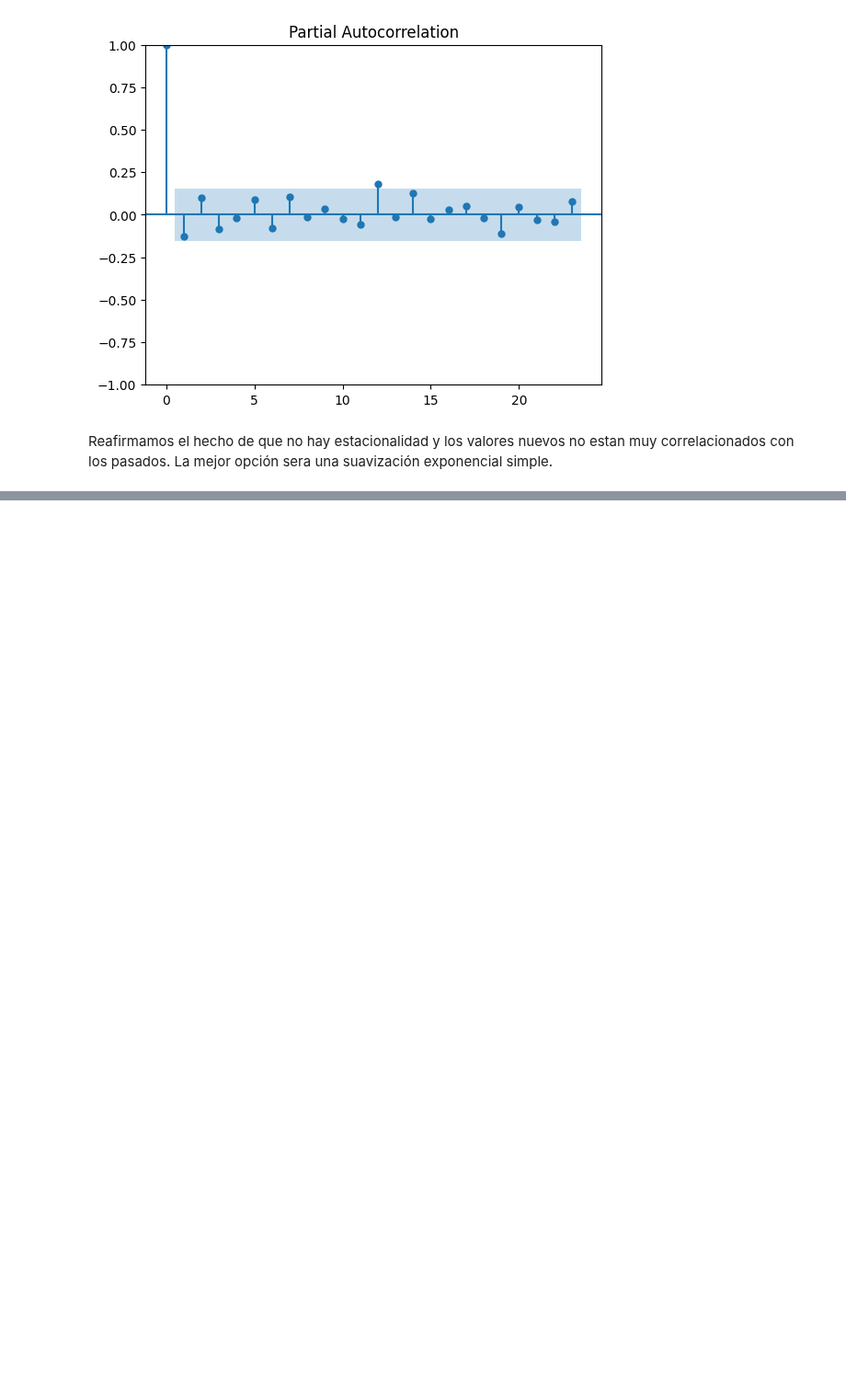
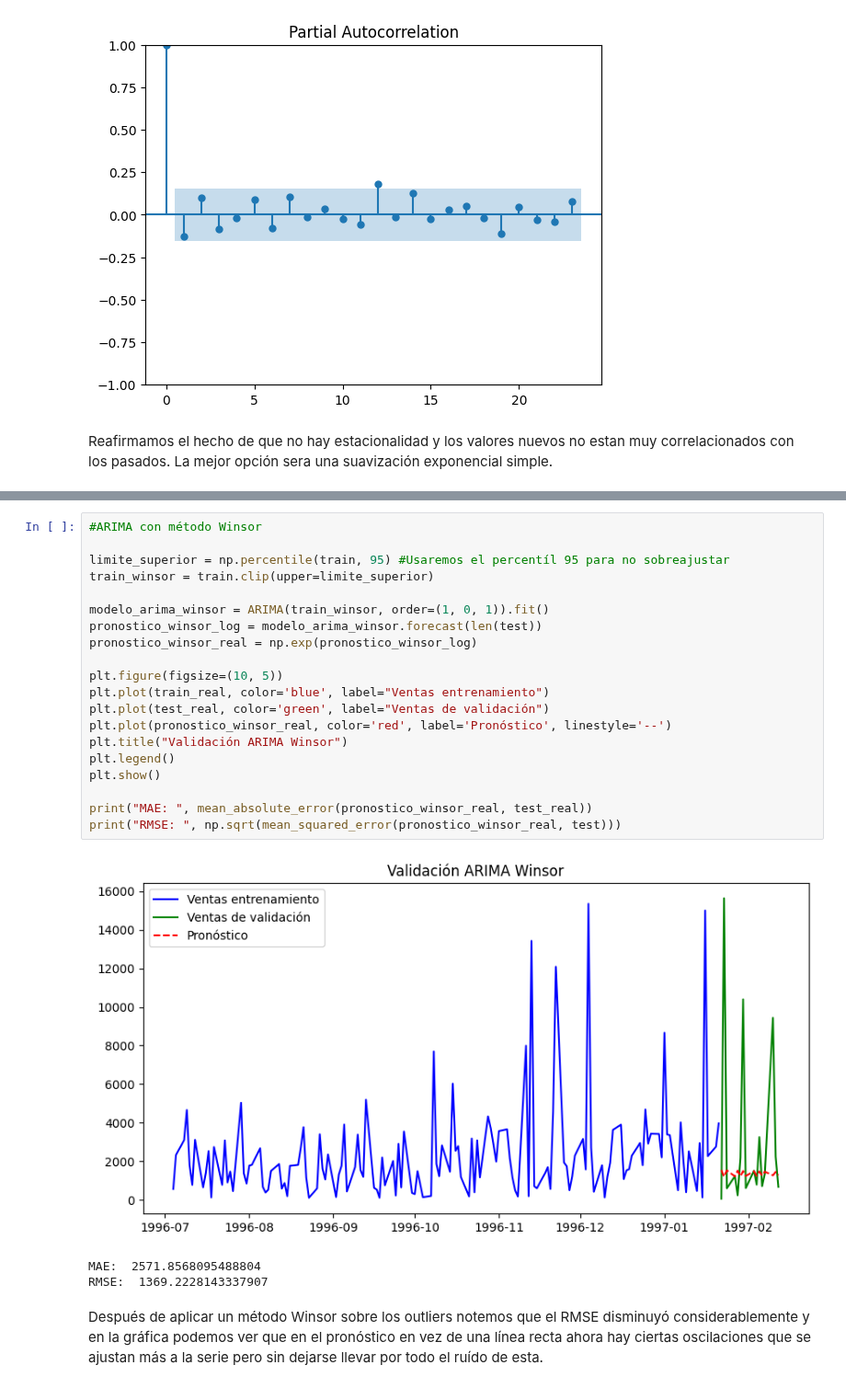
Before and after one commit to arieldatascientist/Northwind_end-to-end-ventas-forecasting-and-segmentation, a Jupyter notebook: notebooks/Forecasting_ventas_Northwind.ipynb, the cells around one changed output, grey strips where cells are left out. Shown at 92% size. Drawn from its saved outputs; the diff is of its cells as text; blank space fills up the shorter version.

```diff
--- a/notebooks/Forecasting_ventas_Northwind.ipynb
+++ b/notebooks/Forecasting_ventas_Northwind.ipynb
@@ -80,0 +131,26 @@ RMSE 4605.37785009369
+# %%
+#ARIMA con método Winsor
+
+limite_superior = np.percentile(train, 95) #Usaremos el percentíl 95 para no sobreajustar
+train_winsor = train.clip(upper=limite_superior)
+
+modelo_arima_winsor = ARIMA(train_winsor, order=(1, 0, 1)).fit()
+pronostico_winsor_log = modelo_arima_winsor.forecast(len(test))
+pronostico_winsor_real = np.exp(pronostico_winsor_log)
+
+plt.figure(figsize=(10, 5))
+plt.plot(train_real, color='blue', label="Ventas entrenamiento")
+plt.plot(test_real, color='green', label="Ventas de validación")
+plt.plot(pronostico_winsor_real, color='red', label='Pronóstico', linestyle='--')
+plt.title("Validación ARIMA Winsor")
+plt.legend()
+plt.show()
+
+print("MAE: ", mean_absolute_error(pronostico_winsor_real, test_real))
+print("RMSE: ", np.sqrt(mean_squared_error(pronostico_winsor_real, test)))
+# %% [output]
+[figure, added]
+MAE:  2571.8568095488804
+RMSE:  1369.2228143337907
+# %% [markdown]
+Después de aplicar un método Winsor sobre los outliers notemos que el RMSE disminuyó considerablemente y en la gráfica podemos ver que en el pronóstico en vez de una línea recta ahora hay ciertas oscilaciones que se ajustan más a la serie pero sin dejarse llevar por todo el ruído de esta.
```
Also changed, not shown: parts of 9 cells of this notebook.
